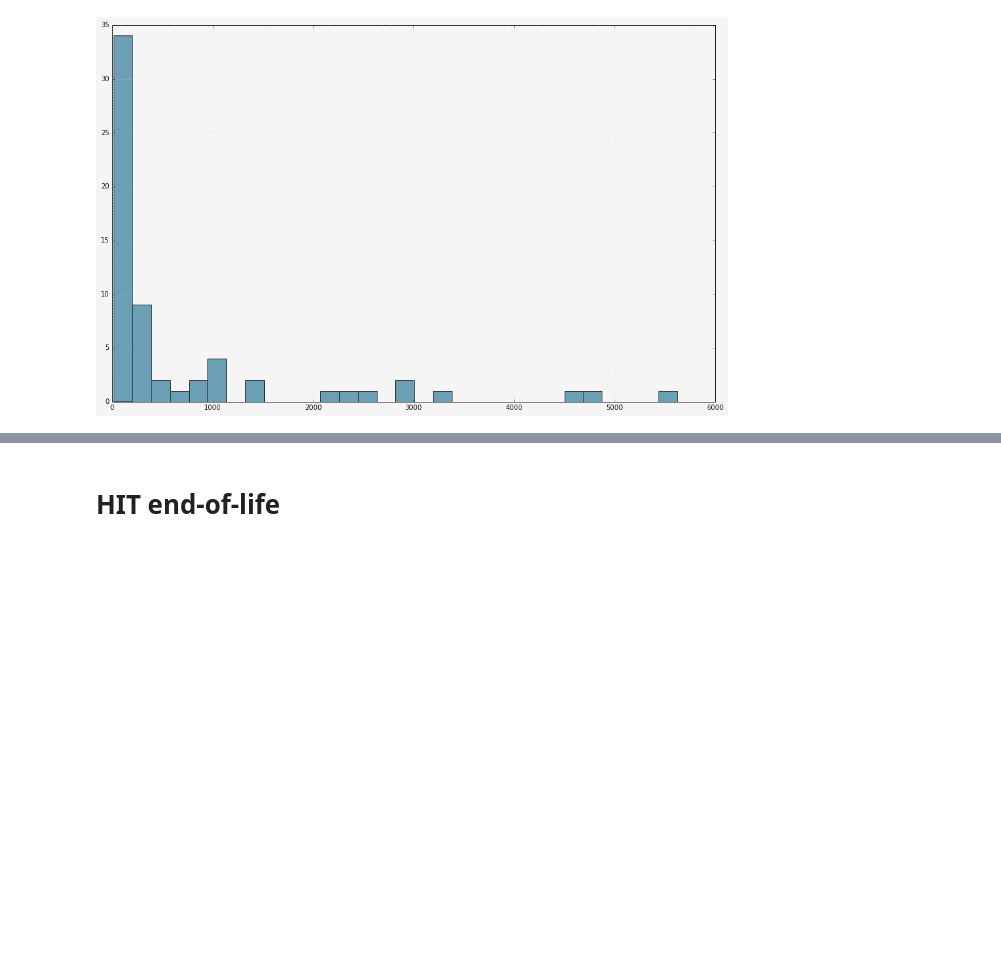
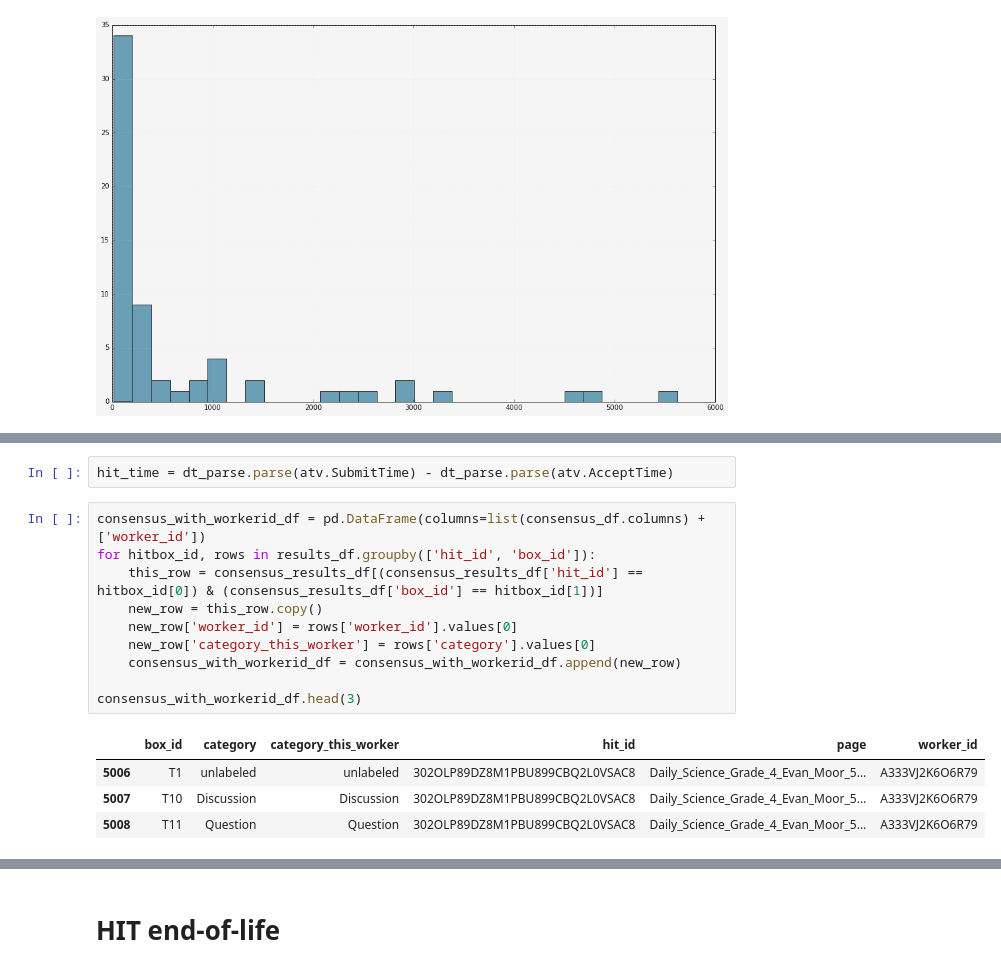
Before and after one commit to drschwenk/notebooks, a Jupyter notebook: stb/mturk_textbook_annotation_task.ipynb, the cells around one changed output, grey strips where cells are left out. Cells and saved outputs as stored; diff of their text form; blank space fills up the shorter version.

```diff
--- a/stb/mturk_textbook_annotation_task.ipynb
+++ b/stb/mturk_textbook_annotation_task.ipynb
@@ -146,0 +222,17 @@ _ = results_df['worker_id'].value_counts().hist(bins= 30)
+# %%
+hit_time = dt_parse.parse(atv.SubmitTime) - dt_parse.parse(atv.AcceptTime)
+# %%
+consensus_with_workerid_df = pd.DataFrame(columns=list(consensus_df.columns) + ['worker_id'])
+for hitbox_id, rows in results_df.groupby(['hit_id', 'box_id']):
+    this_row = consensus_results_df[(consensus_results_df['hit_id'] == hitbox_id[0]) & (consensus_results_df['box_id'] == hitbox_id[1])]
+    new_row = this_row.copy()
+    new_row['worker_id'] = rows['worker_id'].values[0]
+    new_row['category_this_worker'] = rows['category'].values[0]
+    consensus_with_workerid_df = consensus_with_workerid_df.append(new_row)
+
+consensus_with_workerid_df.head(3)
+# %% [output]
+|  | box_id | category | category_this_worker | hit_id | page | worker_id |
+| 5006 | T1 | unlabeled | unlabeled | 302OLP89DZ8M1PBU899CBQ2L0VSAC8 | Daily_Science_Grade_4_Evan_Moor_5... | A333VJ2K6O6R79 |
+| 5007 | T10 | Discussion | Discussion | 302OLP89DZ8M1PBU899CBQ2L0VSAC8 | Daily_Science_Grade_4_Evan_Moor_5... | A333VJ2K6O6R79 |
+| 5008 | T11 | Question | Question | 302OLP89DZ8M1PBU899CBQ2L0VSAC8 | Daily_Science_Grade_4_Evan_Moor_5... | A333VJ2K6O6R79 |
```
Also changed, not shown: parts of 38 cells of this notebook, 6 other files.
